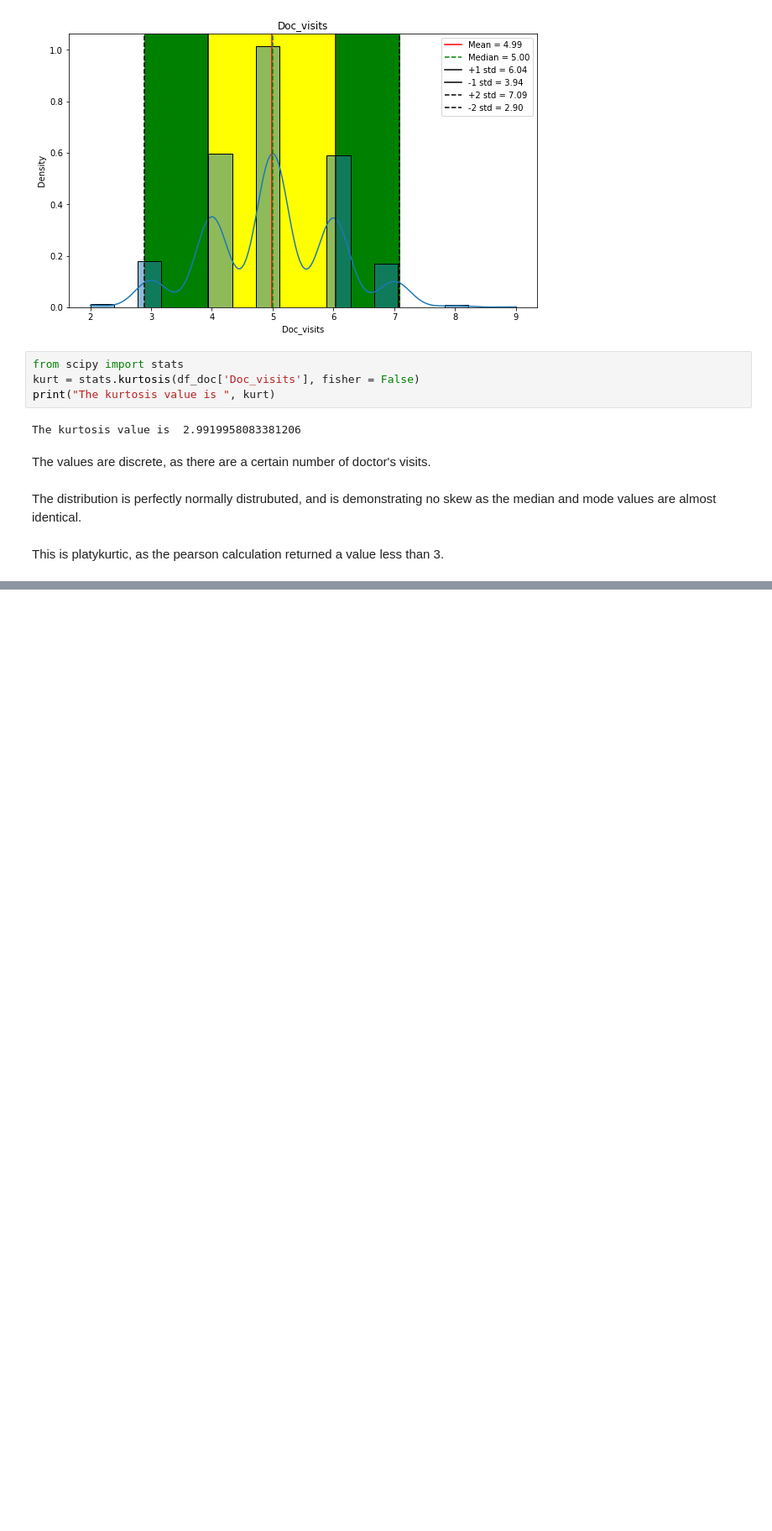
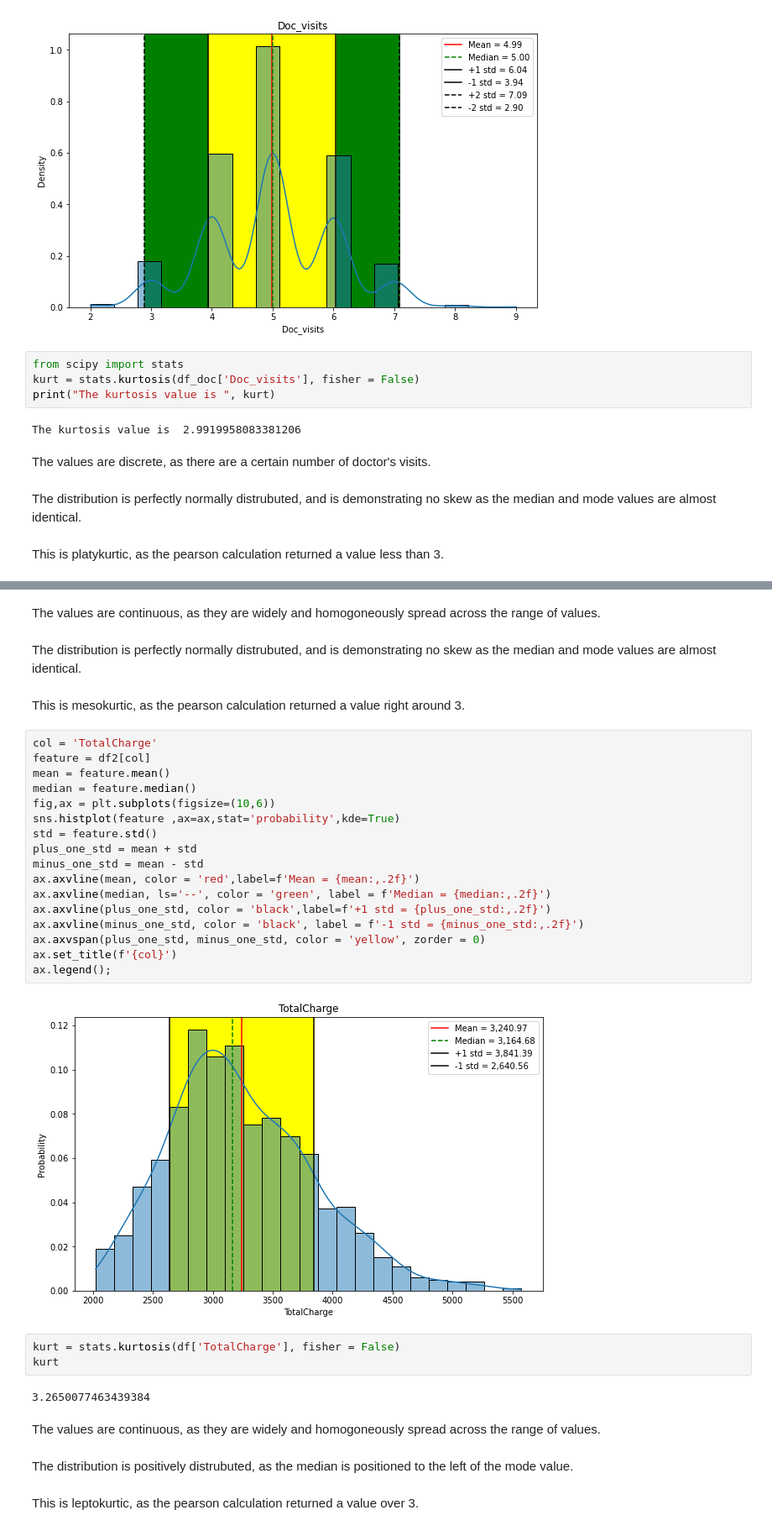
Before and after one commit to MentalTorque/Describing-Distributions--Core-, a Jupyter notebook: described(core).ipynb, the cells around one changed output, grey strips where cells are left out. Shown: that part at 84% size. Saved outputs shown, nothing was run; the diff lists cells and outputs as text; blank space fills up the shorter version.

```diff
--- a/described(core).ipynb
+++ b/described(core).ipynb
@@ -75,0 +100,36 @@ This is platykurtic, as the pearson calculation returned a value less than 3.
+# %% [markdown]
+The values are continuous, as they are widely and homogoneously spread across the range of values.
+# %% [markdown]
+The distribution is perfectly normally distrubuted, and is demonstrating no skew as the median and mode values are almost identical.
+# %% [markdown]
+This is mesokurtic, as the pearson calculation returned a value right around 3.
+# %%
+col = 'TotalCharge'
+feature = df2[col]
+mean = feature.mean()
+median = feature.median()
+fig,ax = plt.subplots(figsize=(10,6))
+sns.histplot(feature ,ax=ax,stat='probability',kde=True)
+std = feature.std()
+plus_one_std = mean + std
+minus_one_std = mean - std
+ax.axvline(mean, color = 'red',label=f'Mean = {mean:,.2f}')
+ax.axvline(median, ls='--', color = 'green', label = f'Median = {median:,.2f}')
+ax.axvline(plus_one_std, color = 'black',label=f'+1 std = {plus_one_std:,.2f}')
+ax.axvline(minus_one_std, color = 'black', label = f'-1 std = {minus_one_std:,.2f}')
+ax.axvspan(plus_one_std, minus_one_std, color = 'yellow', zorder = 0)
+ax.set_title(f'{col}')
+ax.legend();
+# %% [output]
+[figure, added]
+# %%
+kurt = stats.kurtosis(df['TotalCharge'], fisher = False)
+kurt
+# %% [output]
+3.2650077463439384
+# %% [markdown]
+The values are continuous, as they are widely and homogoneously spread across the range of values.
+# %% [markdown]
+The distribution is positively distrubuted, as the median is positioned to the left of the mode value.
+# %% [markdown]
+This is leptokurtic, as the pearson calculation returned a value over 3.
```
Also changed, not shown: parts of 2 cells of this notebook.
